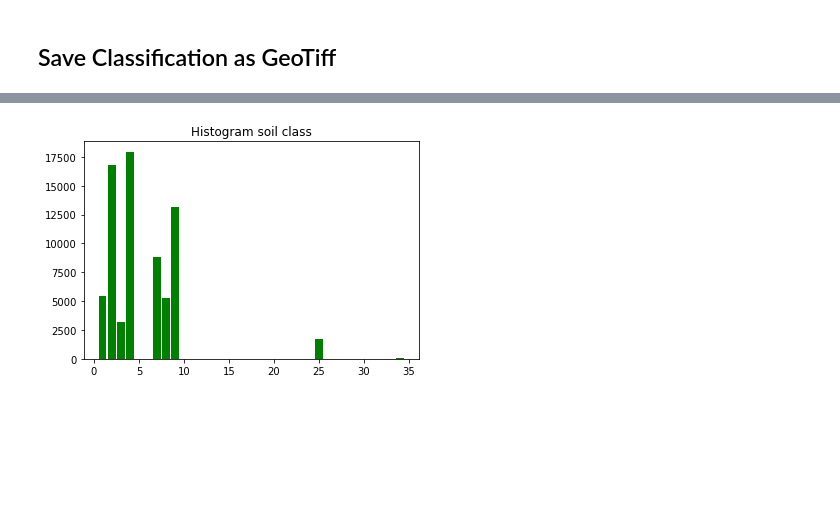
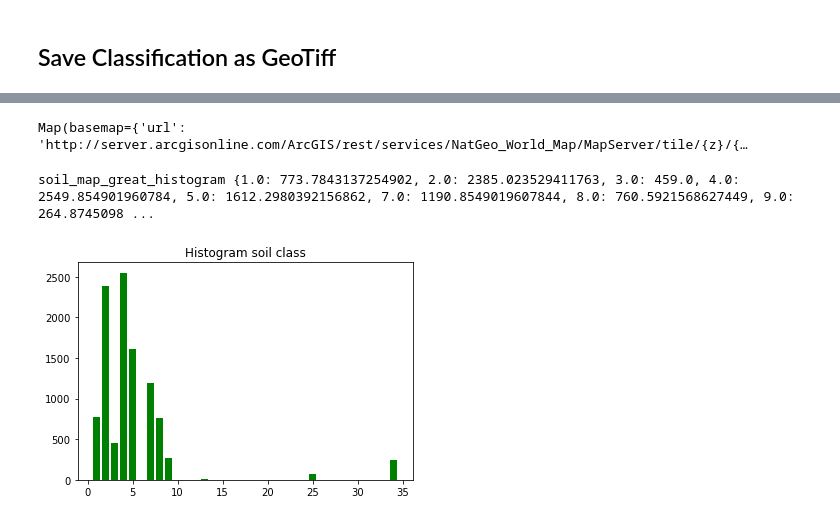
Before and after one commit to till90/master-thesis, a Jupyter notebook: Master_Thesis_Till.ipynb, the cells around one changed output, grey strips where cells are left out. Drawn from its saved outputs; the diff is of its cells as text; code cells hidden in the pictures; blank space fills up the shorter version.

```diff
--- a/Master_Thesis_Till.ipynb
+++ b/Master_Thesis_Till.ipynb
@@ -37,13 +38,6 @@ def GetTileLayerUrl(ee_image_object):
     map_id = ee.Image(ee_image_object).getMapId()
     tile_url_template = "https://earthengine.googleapis.com/map/{mapid}/{{z}}/{{x}}/{{y}}?token={token}"
     return tile_url_template.format(**map_id)
-
-#Make Histogram
-def get_histogram_from_image(image):
-    image = image.reduceRegion(reducer=ee.Reducer.autoHistogram(), geometry=ried_geometry, scale= 100,maxPixels= 1e10).getInfo()['b1']
-    keys = [x[0] for x in soil_map_great_histogram if x[1] > 0.0]  #get keys from [key,value] list if value is > 0
-    values = [x[1] for x in soil_map_great_histogram if x[0] in keys] #get values for keys if the key is in value
-    return dict(zip(keys,values))
 # %% [markdown]
 # AOI
 
@@ -310,11 +318,41 @@ Map(basemap={'url': 'http://server.arcgisonline.com/ArcGIS/rest/services/NatGeo_
-# %%
-histogram_soil_map_great = get_histogram_from_image(soil_map_great)
-
-plt.bar(histogram_soil_map_great.keys(), histogram_soil_map_great.values(), color='g')
-plt.title("Histogram soil class")
-plt.show()
-# %% [output]
-[figure, removed]
+# %%
+#create basemap
+map_s = Map(center = center, zoom = zoom, basemap=basemaps.Esri.NatGeoWorldMap)
+
+#soil color map
+soil_color = {1:'87FF4B', 2:'B5E6F5', 3:'D8A56D', 4:'C1994B', 5:'EDB74B', 7:'FFD1EE', 8:'FFE0A5', 9:'E99DFF',13:'FFBA43',25:'FFC3D1',34:'EECEA1'}
+#add Layer to map
+soil_map_great_viz = GetTileLayerUrl(soil_map_great.visualize(min=0, max=9)) #Create GeoJSON ipyleaflet object
+soil_map_great_layer = ipyleaflet.TileLayer(url=soil_map_great_viz,name='soil_map_great')
+
+soil_map_great_patches_viz = GetTileLayerUrl(features.draw(color= '006600').visualize())
+soil_map_great_patches_layer = ipyleaflet.TileLayer(url=soil_map_great_patches_viz, name='soil_class features')
+
+map_s.add_layer(soil_map_great_layer) #add layer to map
+map_s.add_layer(soil_map_great_patches_layer) #add layer to map
+
+#display map
+map_s.add_control(LayersControl())
+map_s
+# %% [output]
+Map(basemap={'url': 'http://server.arcgisonline.com/ArcGIS/rest/services/NatGeo_World_Map/MapServer/tile/{z}/{…
+# %%
+#Make Histogram
+def get_histogram_from_image(image):
+    dict_histogram = image.reduceRegion(reducer=ee.Reducer.autoHistogram(), geometry=ried_geometry, scale= 265,maxPixels= 1e10).getInfo()['b1']
+    keys = [x[0] for x in dict_histogram if x[1] > 0.0]  #get keys from [key,value] list if value is > 0
+    values = [x[1] for x in dict_histogram if x[0] in keys] #get values for keys if the key is in value
+    return dict(zip(keys,values))
+
+histogram_soil_map_great = get_histogram_from_image(soil_map_great)
+print("soil_map_great_histogram", histogram_soil_map_great)
+
+plt.bar(histogram_soil_map_great.keys(), histogram_soil_map_great.values(), color='g')
+plt.title("Histogram soil class")
+plt.show()
+# %% [output]
+soil_map_great_histogram {1.0: 773.7843137254902, 2.0: 2385.023529411763, 3.0: 459.0, 4.0: 2549.854901960784, 5.0: 1612.2980392156862, 7.0: 1190.8549019607844, 8.0: 760.5921568627449, 9.0: 264.8745098 ...
+[figure, added]
 # %%
 #ried_viz = GetTileLayerUrl(ried_225_222.visualize())
 #In order to analyse the soil-moisture content we need to know more about the landuse and landcover. We are interested in fields with less or no vegetation.
```
Also changed, not shown: parts of 5 cells of this notebook.
